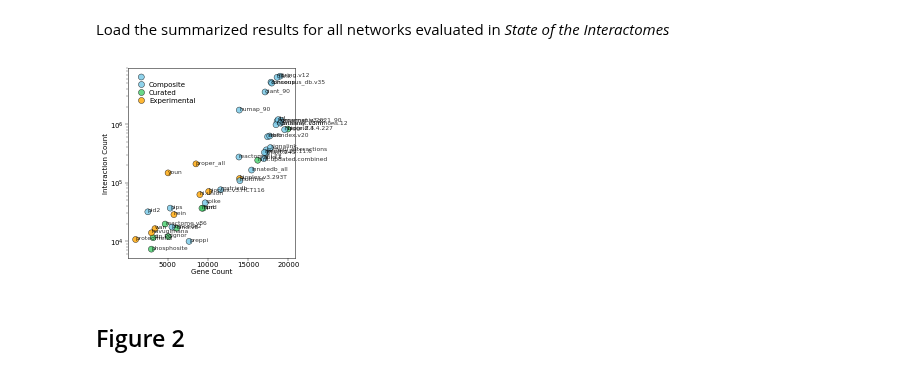
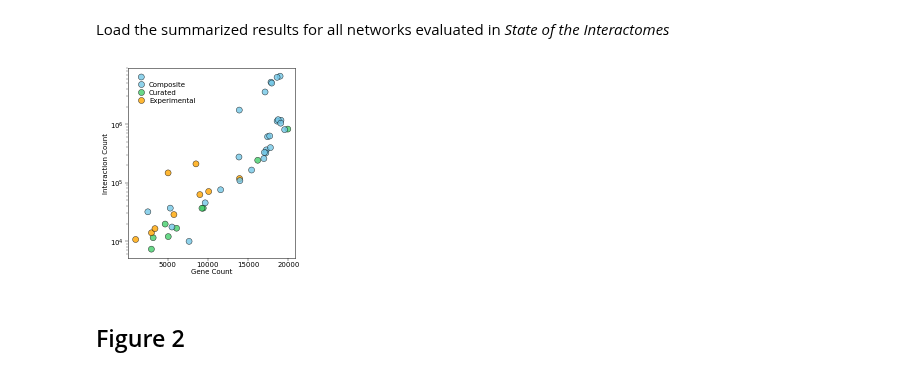
Before and after one commit to sarah-n-wright/Network_Evaluation_Tools, a Jupyter notebook: StateOfTheInteractomes_Notebooks/1_Statistics_and_Representation.ipynb, the cells around one changed output. Cells and saved outputs as stored; diff of their text form; code cells hidden in the pictures.

```diff
--- a/StateOfTheInteractomes_Notebooks/1_Statistics_and_Representation.ipynb
+++ b/StateOfTheInteractomes_Notebooks/1_Statistics_and_Representation.ipynb
@@ -124,21 +158,22 @@ defaultdict(<class 'int'>, {25885: 2, 155: 1, 58499: 1, 3459: 2, 8019: 2, 84898:
 # %% [markdown]
 Load the summarized results for all networks evaluated in *State of the Interactomes*
 # %%
-size_data = pd.read_csv(os.path.join(gitdir, 'StateOfTheInteractomes_Notebooks/Data/Fig1B_network_sizes.csv'))
+size_data = pd.read_csv(os.path.join(gitdir, 'StateOfTheInteractomes_Notebooks/Data/Fig1B_network_sizes.csv'), index_col=0)
 # %%
 _ = plt.figure(figsize=(3, 3.5))
 sns.scatterplot(data=size_data, x='Gene Count', y='Interaction Count', hue="Type", palette=['#73c7e7', '#44cf6c', '#ffa500'],
                 hue_order = ['Composite', 'Curated', 'Experimental'], alpha=0.8, edgecolor='black')
 #add annotation for each point
-for i, row in size_data.iterrows():
-    plt.text(row['Gene Count'], row['Interaction Count'], row['pref'], fontsize=6, alpha=0.8)
+#for i, row in size_data.iterrows():
+    #plt.text(row['Gene Count'], row['Interaction Count'], row['pref'], fontsize=6, alpha=0.8)
 plt.yscale("log")
 ax = plt.gca()
 ax.legend(labels=[None, 'Composite', 'Curated', 'Experimental'], frameon=False,
           labelspacing=0.25, handletextpad=0.1) #reverse=True
-plt.savefig(figdir+"Fig1B_network_sizes.jpg", bbox_inches='tight', dpi=400)
+plt.savefig('/cellar/users/snwright/Data/Transfer/pcnet/figures/revisions/Fig1B_sizes.svg', bbox_inches='tight')
+#plt.savefig(figdir+"Fig1B_network_sizes.jpg", bbox_inches='tight', dpi=400)
 # %% [output]
-[figure, old version]
+[figure, new version]
 # %% [markdown]
 ## Figure 2
 # %% [markdown]
```
Also changed, not shown: parts of 117 cells of this notebook, 6 other files.
